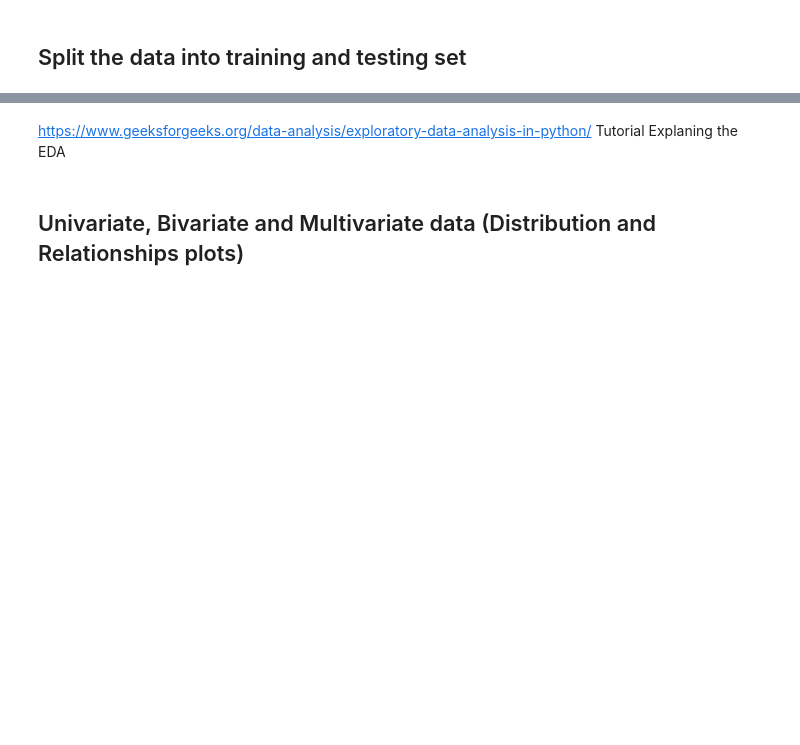
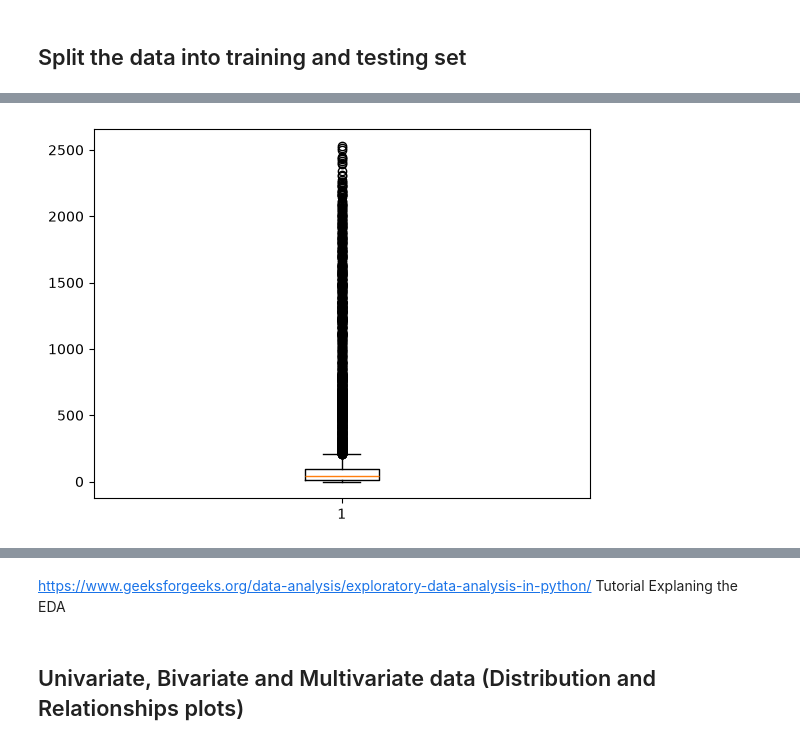
Before and after one commit to CCT-Dublin/CA1--Tourism-in-Ireland--Master-2026.2, a Jupyter notebook: CA1-2026.ipynb, the cells around one changed output, grey strips where cells are left out. Saved outputs shown, nothing was run; the diff lists cells and outputs as text; code cells hidden in the pictures; blank space fills up the shorter version.

```diff
--- a/CA1-2026.ipynb
+++ b/CA1-2026.ipynb
@@ -409,0 +544,6 @@ y_pred_lasso = lasso_model.predict(X_test_scaled)
+# %%
+plt.boxplot(df['VALUE_in_thousands'])
+
+plt.show()
+# %% [output]
+[figure, added]
```
Also changed, not shown: parts of 24 cells of this notebook, 1 other file.
